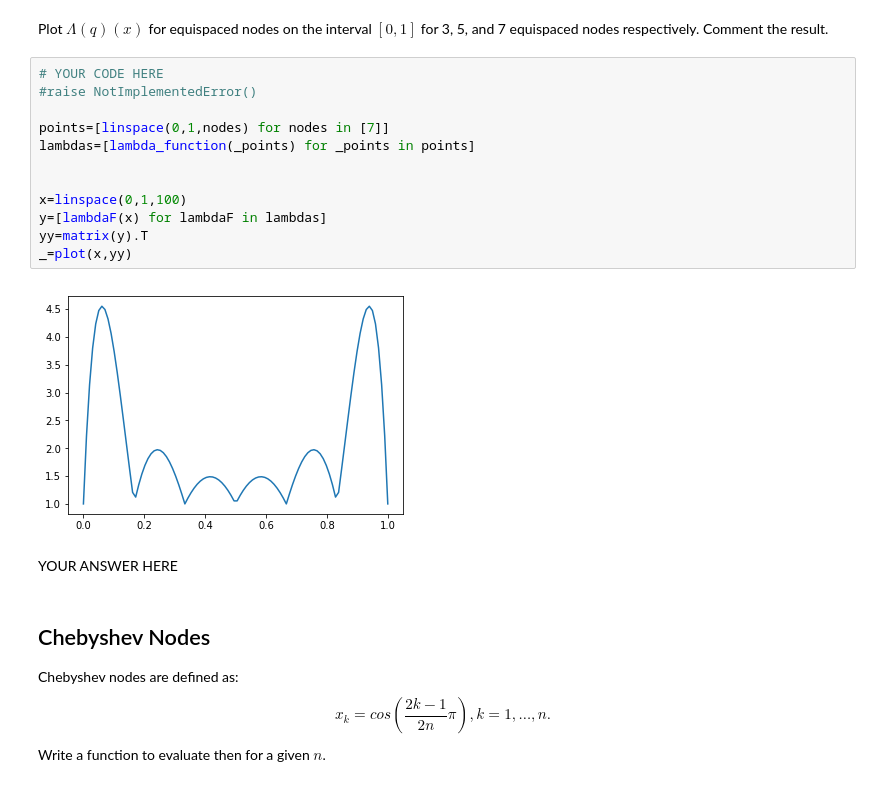
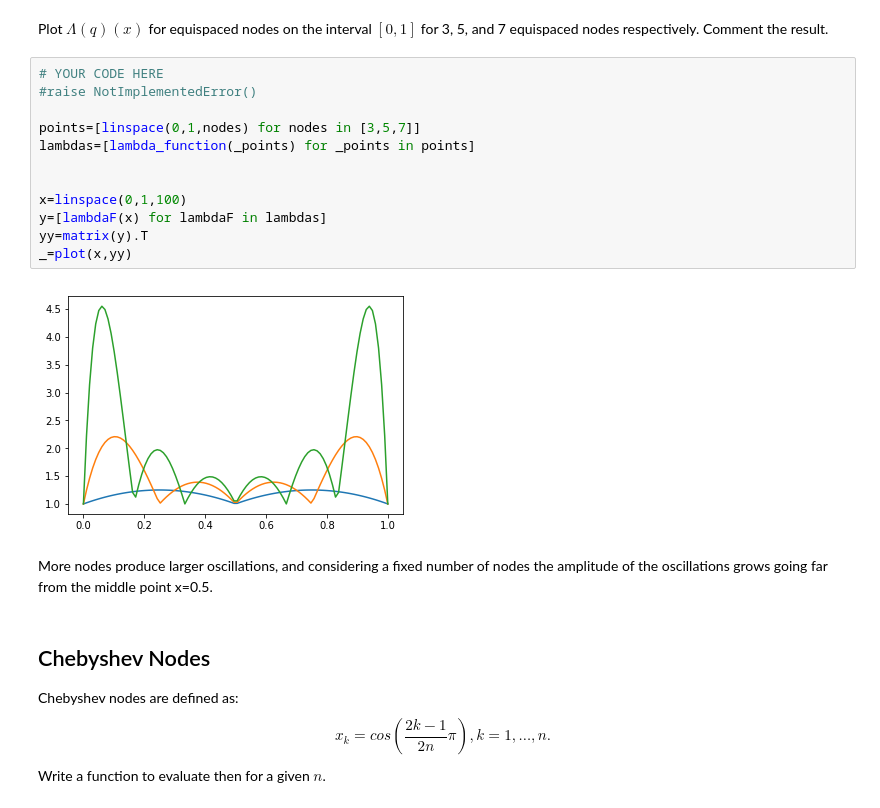
Before and after one commit to postaxmi/P1.4_seed, a Jupyter notebook: assignments/00_Basics/D2-exercises.ipynb, the cells around one changed output. Cells and saved outputs as stored; diff of their text form.

```diff
--- a/assignments/00_Basics/D2-exercises.ipynb
+++ b/assignments/00_Basics/D2-exercises.ipynb
@@ -54,19 +54,19 @@ Plot $\Lambda(q)(x)$ for equispaced nodes on the interval $[0,1]$ for 3, 5, and
 # %%
 # YOUR CODE HERE
 #raise NotImplementedError()
 
-points=[linspace(0,1,nodes) for nodes in [7]]
+points=[linspace(0,1,nodes) for nodes in [3,5,7]]
 lambdas=[lambda_function(_points) for _points in points]
 
 
 x=linspace(0,1,100)
 y=[lambdaF(x) for lambdaF in lambdas]
 yy=matrix(y).T
 _=plot(x,yy)
 # %% [output]
-[figure, old version]
+[figure, new version]
-# %% [markdown]
-YOUR ANSWER HERE
+# %% [markdown]
+More nodes produce larger oscillations, and considering a fixed number of nodes the amplitude of the oscillations grows going far from the middle point x=0.5.
 # %% [markdown]
 ## Chebyshev Nodes
 
```
Also changed, not shown: parts of 29 cells of this notebook, 1 other file.
